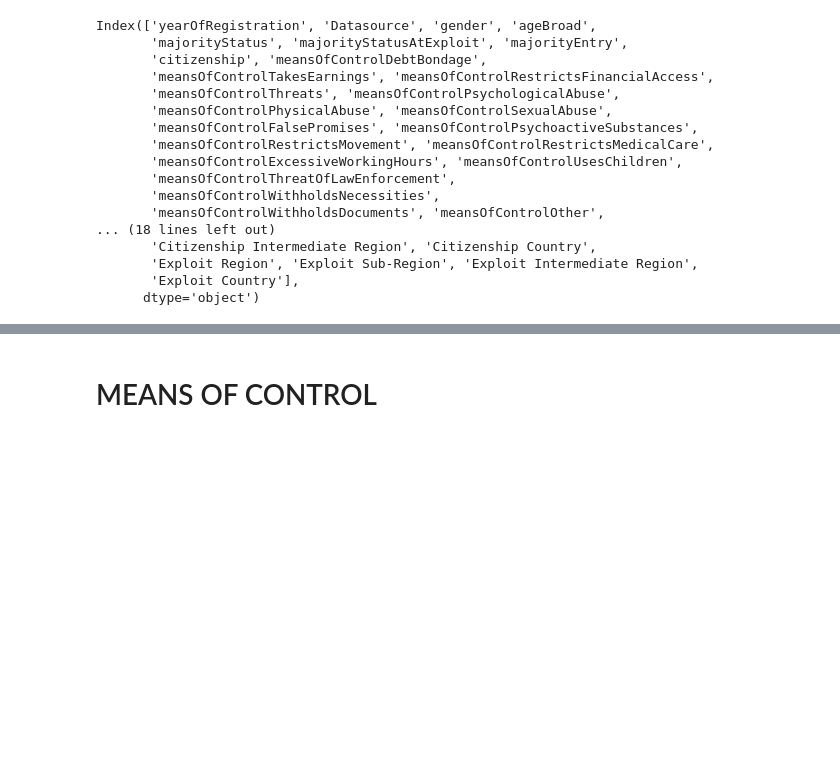
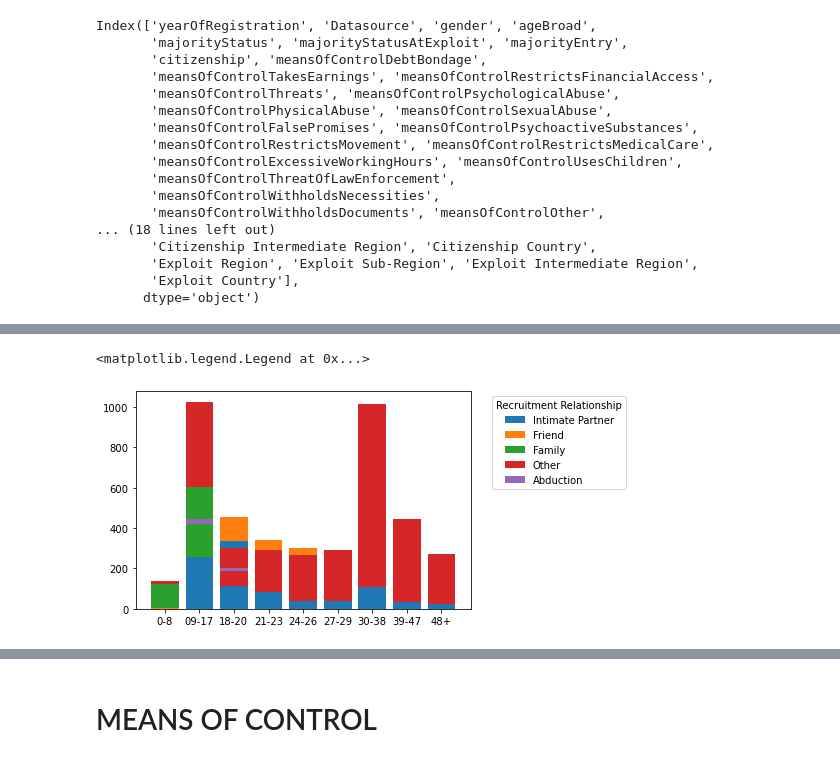
Before and after one commit to saronraut/Human-Trafficking-Awareness, a Jupyter notebook: saron_working_file/Saron-trafficking.ipynb, the cells around one changed output, grey strips where cells are left out. Cells and saved outputs as stored; diff of their text form; code cells hidden in the pictures; blank space fills up the shorter version.

Commit message:
added bar graph

```diff
--- a/saron_working_file/Saron-trafficking.ipynb
+++ b/saron_working_file/Saron-trafficking.ipynb
@@ -177,0 +182,10 @@ rr_df
+# %%
+x_value = ["0-8","18-20","21-23","24-26","27-29","30-38","39-47","48+","09-17","unknown"]
+
+rr_df["Age Group"] = x_value
+
+rr_df = rr_df[["Age Group", "Recruitment Relationship: Intimate Partner",
+               "Recruitment Relationship: Friend", "Recruitment Relationship: Family", "Recruitment Relationship: Other",
+              "Recruitment Relationship: Unknown", "Recruitment Relationship: Abduction"]]
+
+rr_df
@@ -177,0 +205,4 @@ rr_df
+# %%
+rr_df = rr_df.reset_index()
+rr_df = rr_df.sort_values(by=["Age Group"], ascending= True)
+rr_df
@@ -177,0 +221,4 @@ rr_df
+# %%
+#dropping the unknown data
+rr_df2 = rr_df.drop(9)
+rr_df2
@@ -177,0 +236,17 @@ rr_df
+# %%
+x_value = rr_df2["Age Group"]
+int_prtnr = rr_df2["Recruitment Relationship: Intimate Partner"]
+friend = rr_df2["Recruitment Relationship: Friend"]
+family = rr_df2["Recruitment Relationship: Family"]
+other = rr_df2["Recruitment Relationship: Other"]
+abdctn = rr_df2["Recruitment Relationship: Abduction"]
+plt.bar(x_value, int_prtnr ,label='Intimate Partner')
+plt.bar(x_value, friend,bottom=int_prtnr, label="Friend")
+plt.bar(x_value, family, bottom=friend, label= "Family")
+plt.bar(x_value, other, bottom=family, label="Other")
+plt.bar(x_value,abdctn, bottom=other, label = "Abduction")
+
+plt.legend(title= "Recruitment Relationship", bbox_to_anchor=(1.05, 1))
+# %% [output]
+<matplotlib.legend.Legend at 0x...>
+[figure, added]
```
Also changed, not shown: parts of 15 cells of this notebook, 1 other file.
